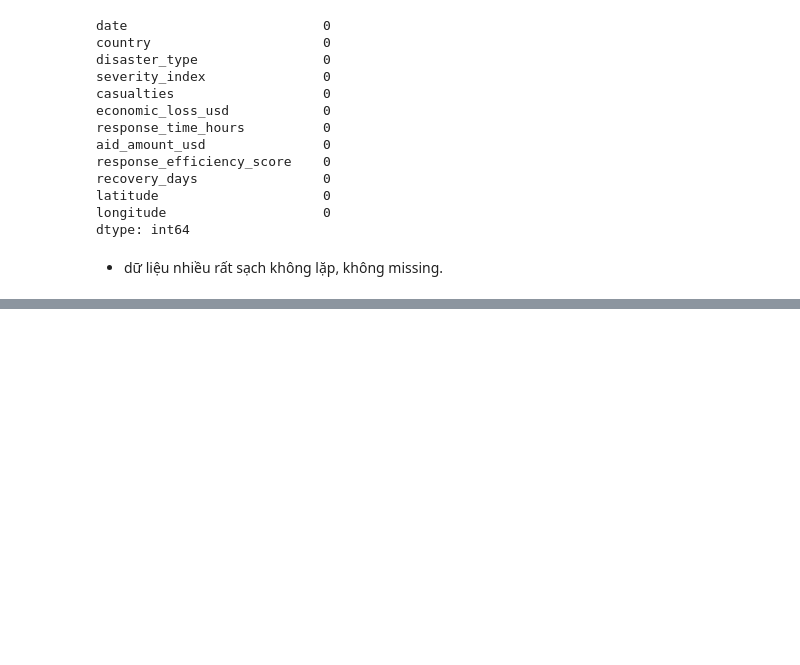
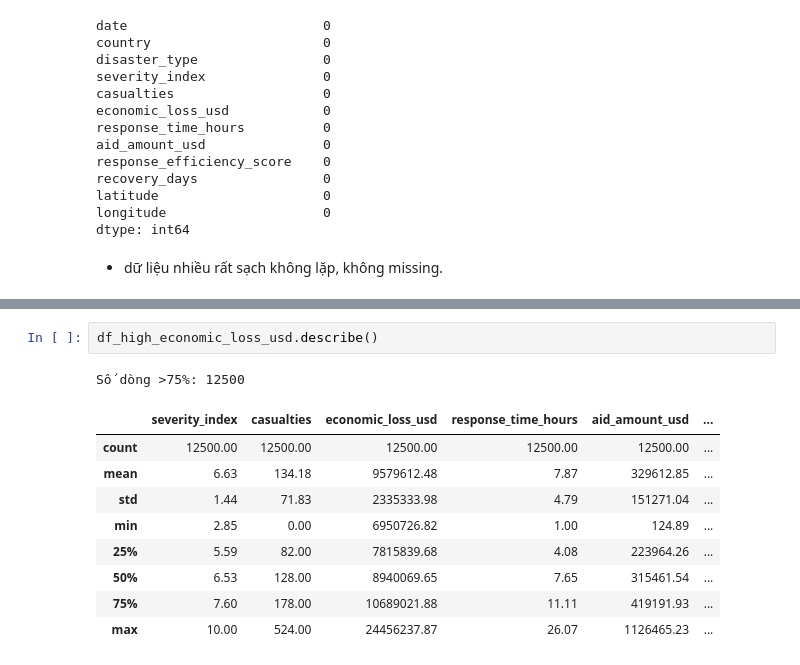
Before and after one commit to khoa-nguyen-data/Du-Doan-Tham-Hoa-Toan-Cau, a Jupyter notebook: Khoa/doc-hieu-du-lieu.ipynb, the cells around one changed output, grey strips where cells are left out. Saved outputs shown, nothing was run; the diff lists cells and outputs as text; blank space fills up the shorter version.

```diff
--- a/Khoa/doc-hieu-du-lieu.ipynb
+++ b/Khoa/doc-hieu-du-lieu.ipynb
@@ -134,0 +154,13 @@ economic_loss_extreme = get_min_max_rows(df_sev, 'economic_loss_usd')
+# %%
+df_high_economic_loss_usd.describe()
+# %% [output]
+Số dòng >75%: 12500
+|  | severity_index | casualties | economic_loss_usd | response_time_hours | aid_amount_usd | ... |
+| count | 12500.00 | 12500.00 | 12500.00 | 12500.00 | 12500.00 | ... |
+| mean | 6.63 | 134.18 | 9579612.48 | 7.87 | 329612.85 | ... |
+| std | 1.44 | 71.83 | 2335333.98 | 4.79 | 151271.04 | ... |
+| min | 2.85 | 0.00 | 6950726.82 | 1.00 | 124.89 | ... |
+| 25% | 5.59 | 82.00 | 7815839.68 | 4.08 | 223964.26 | ... |
+| 50% | 6.53 | 128.00 | 8940069.65 | 7.65 | 315461.54 | ... |
+| 75% | 7.60 | 178.00 | 10689021.88 | 11.11 | 419191.93 | ... |
+| max | 10.00 | 524.00 | 24456237.87 | 26.07 | 1126465.23 | ... |
```
Also changed, not shown: parts of 14 cells of this notebook, 2 other files.
